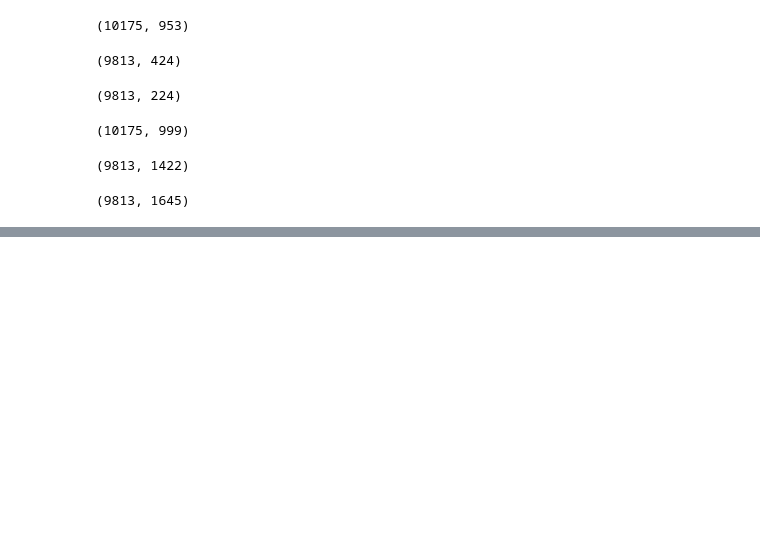
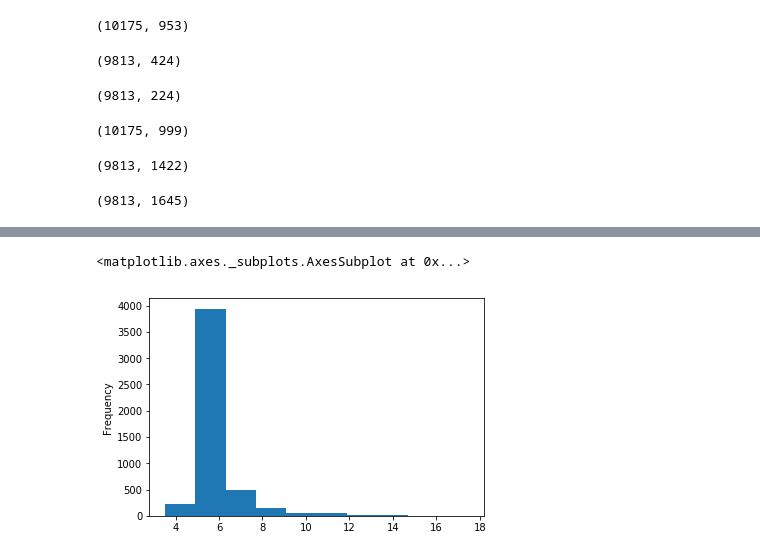
Before and after one commit to ElviraMingazova/PRML_Project, a Jupyter notebook: Diabetes_pred.ipynb, the cells around one changed output, grey strips where cells are left out. Cells and saved outputs as stored; diff of their text form; code cells hidden in the pictures; blank space fills up the shorter version.

```diff
--- a/Diabetes_pred.ipynb
+++ b/Diabetes_pred.ipynb
@@ -73,0 +97,5 @@ df.shape
+# %%
+df["LBXGH"].plot.hist()
+# %% [output]
+<matplotlib.axes._subplots.AxesSubplot at 0x...>
+[figure, added]
```
Also changed, not shown: parts of 7 cells of this notebook.
